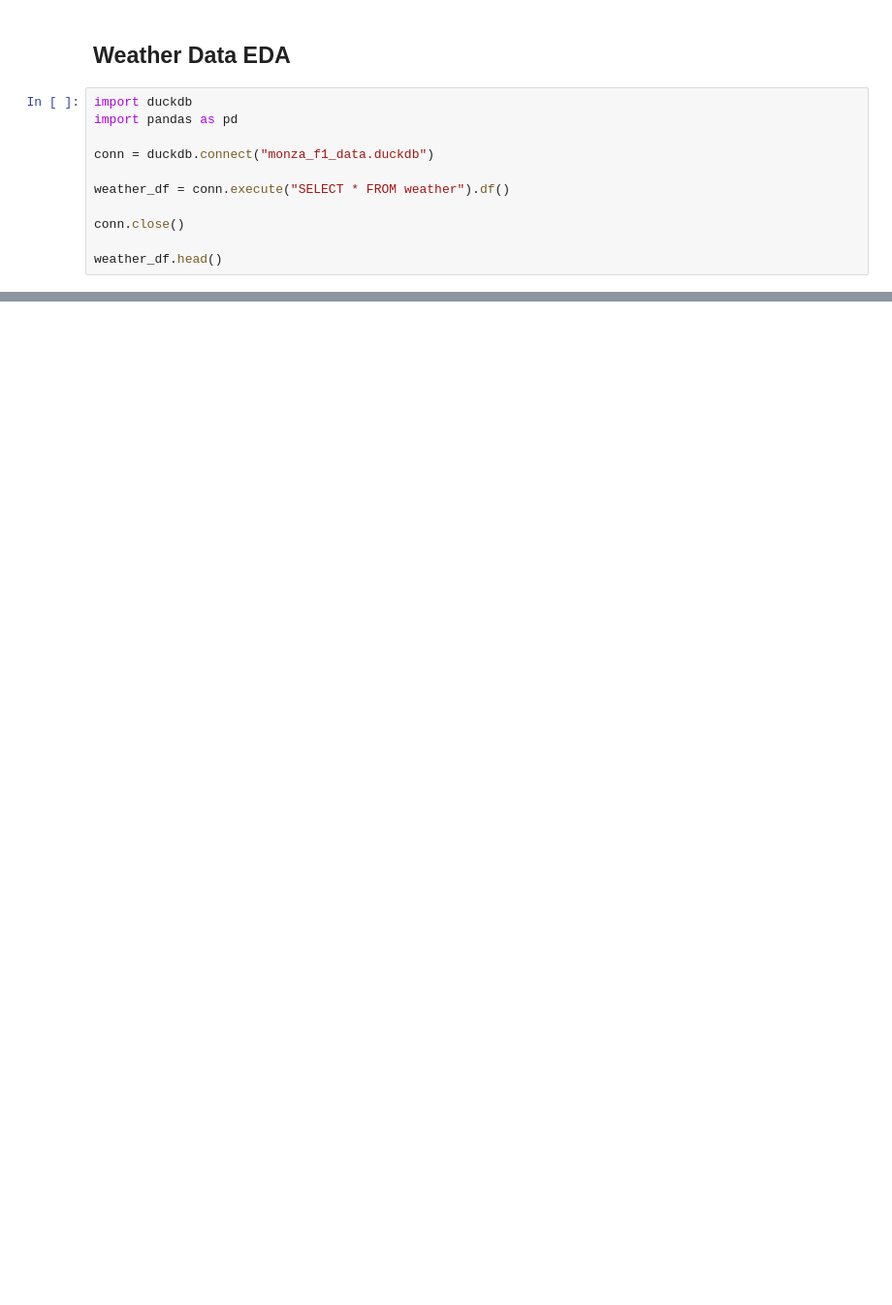
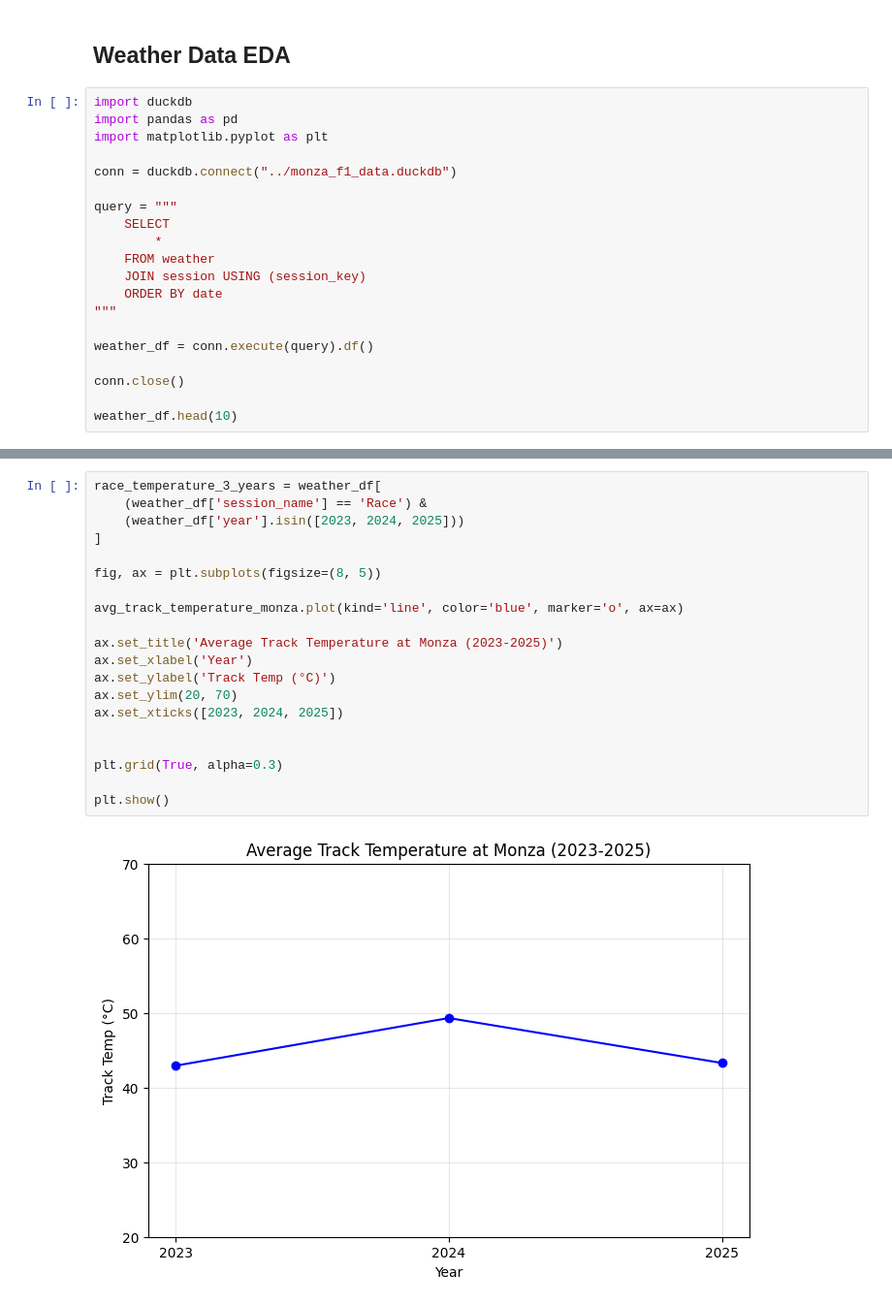
Before and after one commit to Skoga02/f1_data_visualization, a Jupyter notebook: eda_notebooks/weather_eda.ipynb, the cells around one changed output, grey strips where cells are left out. Shown at 97% size. Cells and saved outputs as stored; diff of their text form; blank space fills up the shorter version.

Commit message:
added avg_track_temp_monza

```diff
--- a/eda_notebooks/weather_eda.ipynb
+++ b/eda_notebooks/weather_eda.ipynb
@@ -3,12 +3,21 @@
 # %%
 import duckdb
 import pandas as pd
+import matplotlib.pyplot as plt
 
-conn = duckdb.connect("monza_f1_data.duckdb")
+conn = duckdb.connect("../monza_f1_data.duckdb")
 
-weather_df = conn.execute("SELECT * FROM weather").df()
+query = """
+    SELECT
+        *
+    FROM weather
+    JOIN session USING (session_key)
+    ORDER BY date
+"""
+
+weather_df = conn.execute(query).df()
 
 conn.close()
 
-weather_df.head()
+weather_df.head(10)
 # %% [output]
@@ -18,0 +38,22 @@ LINE 1: SELECT * FROM weather_df
+# %%
+race_temperature_3_years = weather_df[
+    (weather_df['session_name'] == 'Race') &
+    (weather_df['year'].isin([2023, 2024, 2025]))
+]
+
+fig, ax = plt.subplots(figsize=(8, 5))
+
+avg_track_temperature_monza.plot(kind='line', color='blue', marker='o', ax=ax)
+
+ax.set_title('Average Track Temperature at Monza (2023-2025)')
+ax.set_xlabel('Year')
+ax.set_ylabel('Track Temp (°C)')
+ax.set_ylim(20, 70)
+ax.set_xticks([2023, 2024, 2025])
+
+
+plt.grid(True, alpha=0.3)
+
+plt.show()
+# %% [output]
+[figure, added]
```
Also changed, not shown: parts of 2 cells of this notebook.
